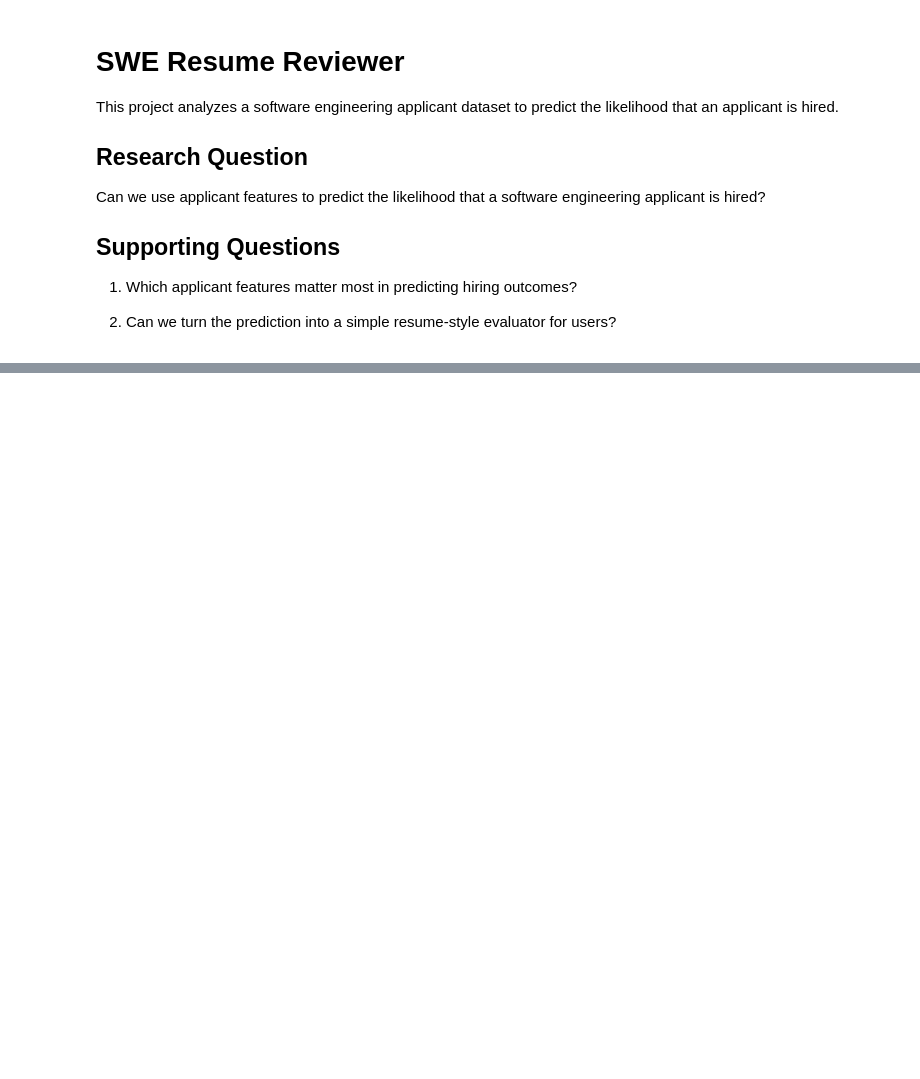
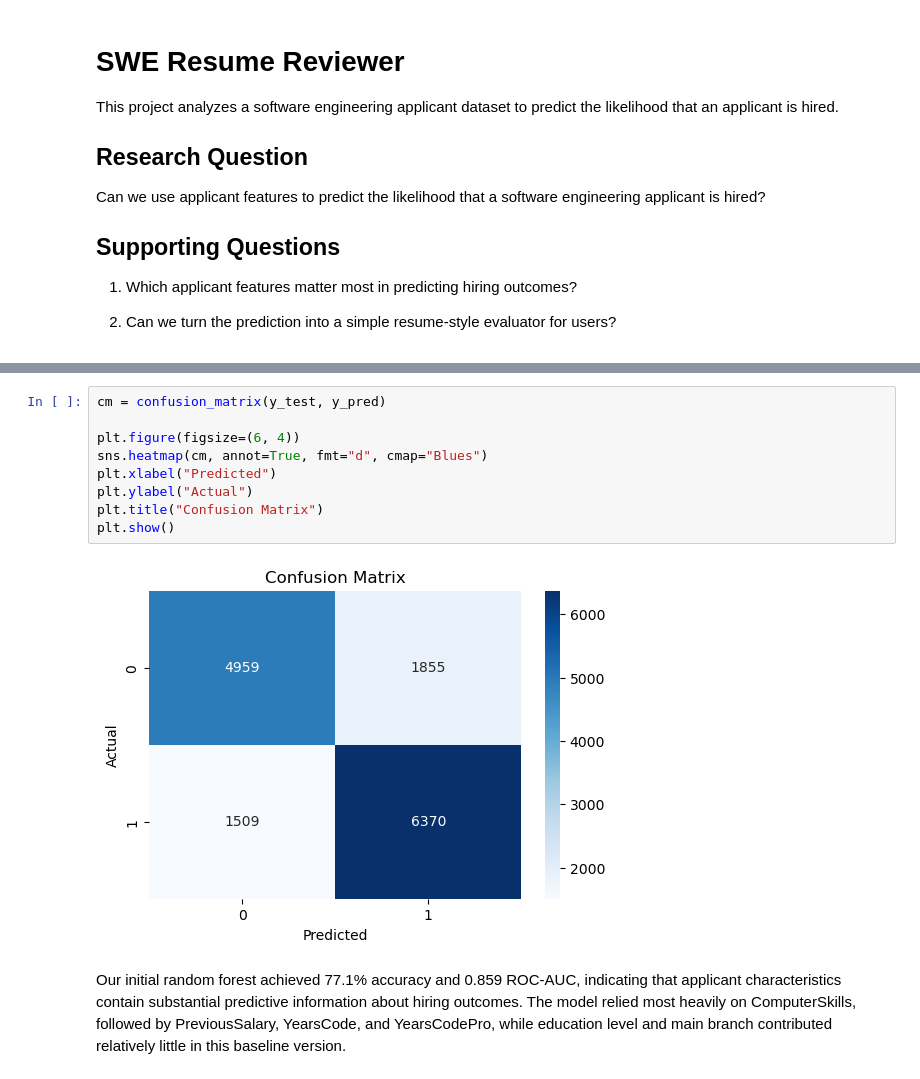
Before and after one commit to BenjaminSchrager/Big-Data-Final-Project, a Jupyter notebook: notebook.ipynb, the cells around one changed output, grey strips where cells are left out. Drawn from its saved outputs; the diff is of its cells as text; blank space fills up the shorter version.

```diff
--- a/notebook.ipynb
+++ b/notebook.ipynb
@@ -108,0 +264,13 @@ dtype: float64
+# %%
+cm = confusion_matrix(y_test, y_pred)
+
+plt.figure(figsize=(6, 4))
+sns.heatmap(cm, annot=True, fmt="d", cmap="Blues")
+plt.xlabel("Predicted")
+plt.ylabel("Actual")
+plt.title("Confusion Matrix")
+plt.show()
+# %% [output]
+[figure, added]
+# %% [markdown]
+Our initial random forest achieved 77.1% accuracy and 0.859 ROC-AUC, indicating that applicant characteristics contain substantial predictive information about hiring outcomes. The model relied most heavily on ComputerSkills, followed by PreviousSalary, YearsCode, and YearsCodePro, while education level and main branch contributed relatively little in this baseline version.
```
Also changed, not shown: parts of 10 cells of this notebook.
